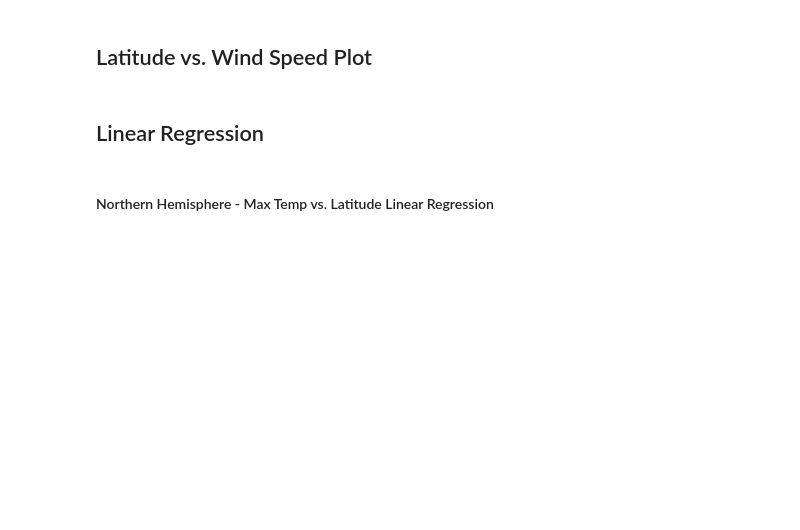
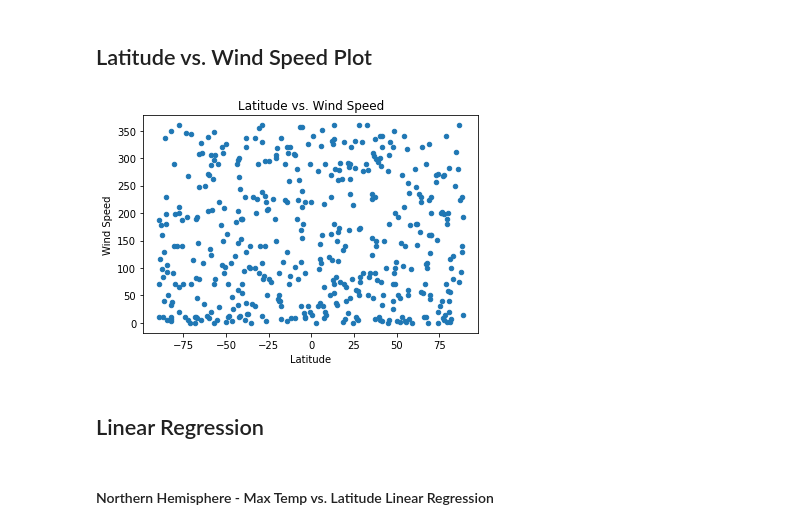
Before and after one commit to kehull/python-api-challenge, a Jupyter notebook: WeatherPy/WeatherPy.ipynb, the cells around one changed output. Cells and saved outputs as stored; diff of their text form; code cells hidden in the pictures; blank space fills up the shorter version.

```diff
--- a/WeatherPy/WeatherPy.ipynb
+++ b/WeatherPy/WeatherPy.ipynb
@@ -140,4 +258,10 @@ Skip this step if there are no cities that have humidity > 100%.
 # %% [markdown]
 ## Latitude vs. Wind Speed Plot
+# %%
+clean_city_data.plot.scatter("Latitude", "Wind Speed")
+plt.title('Latitude vs. Wind Speed')
+plt.savefig('WeatherPy_PNG_files/lat_vs_wind.png')
+# %% [output]
+[figure, added]
 # %% [markdown]
 ## Linear Regression
```
Also changed, not shown: parts of 22 cells of this notebook, 13 other files.
